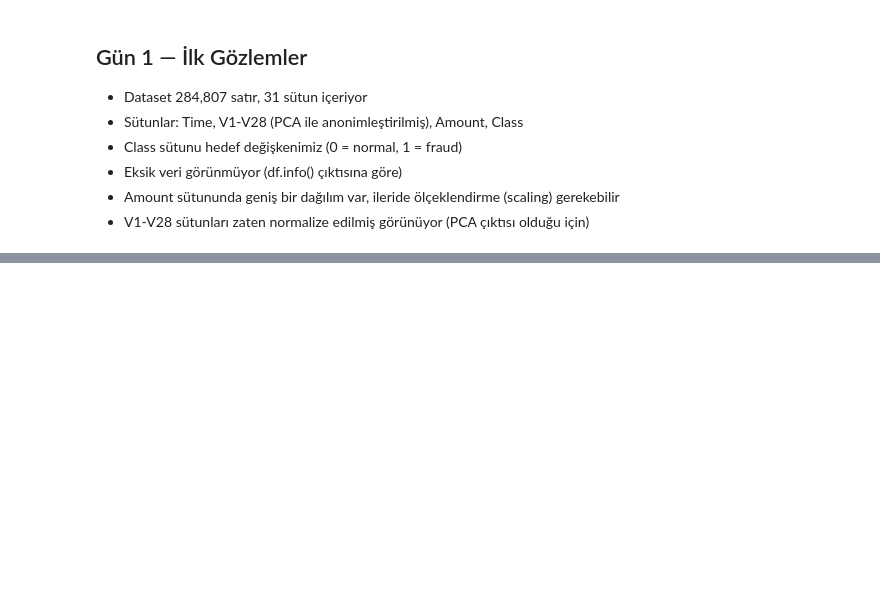
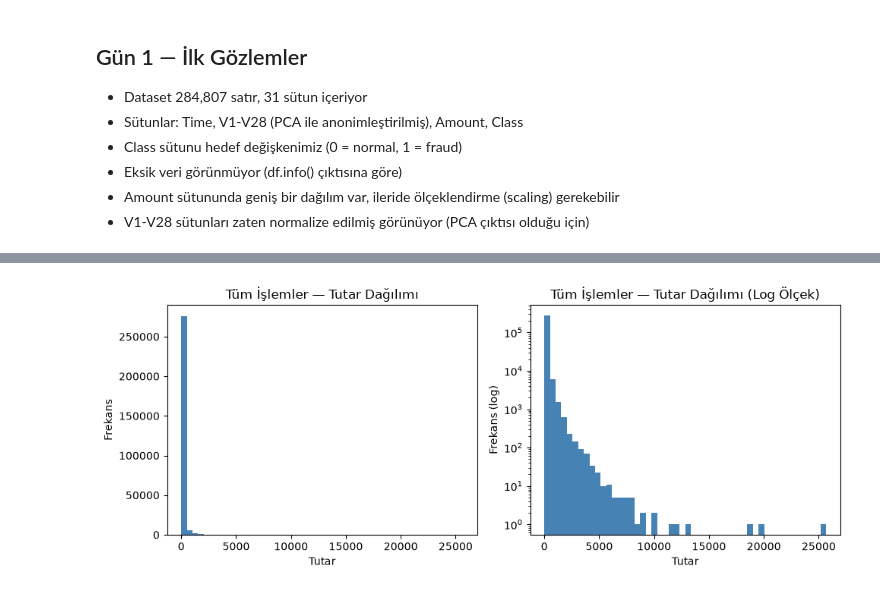
Before and after one commit to alicaners/fraud-detection-platform, a Jupyter notebook: ml-analysis/01_data_exploration.ipynb, the cells around one changed output, grey strips where cells are left out. Drawn from its saved outputs; the diff is of its cells as text; code cells hidden in the pictures; blank space fills up the shorter version.

Commit message:
feat: add exploratory data analysis for class imbalance, amount and time distributions

```diff
--- a/ml-analysis/01_data_exploration.ipynb
+++ b/ml-analysis/01_data_exploration.ipynb
@@ -66,0 +103,20 @@ df.describe()
+# %%
+plt.figure(figsize=(10, 4))
+
+plt.subplot(1, 2, 1)
+plt.hist(df['Amount'], bins=50, color='steelblue')
+plt.title('Tüm İşlemler — Tutar Dağılımı')
+plt.xlabel('Tutar')
+plt.ylabel('Frekans')
+
+plt.subplot(1, 2, 2)
+plt.hist(df['Amount'], bins=50, color='steelblue')
+plt.yscale('log')
+plt.title('Tüm İşlemler — Tutar Dağılımı (Log Ölçek)')
+plt.xlabel('Tutar')
+plt.ylabel('Frekans (log)')
+
+plt.tight_layout()
+plt.show()
+# %% [output]
+[figure, added]
```
Also changed, not shown: parts of 12 cells of this notebook.
